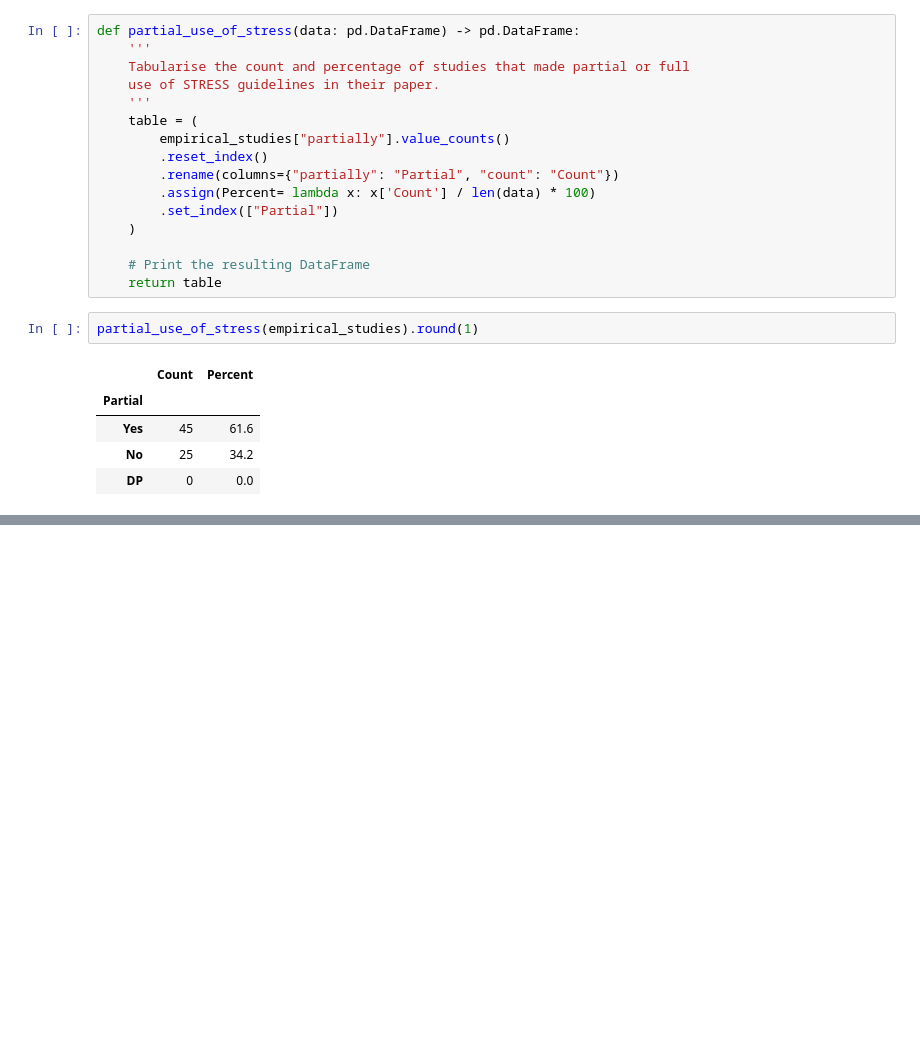
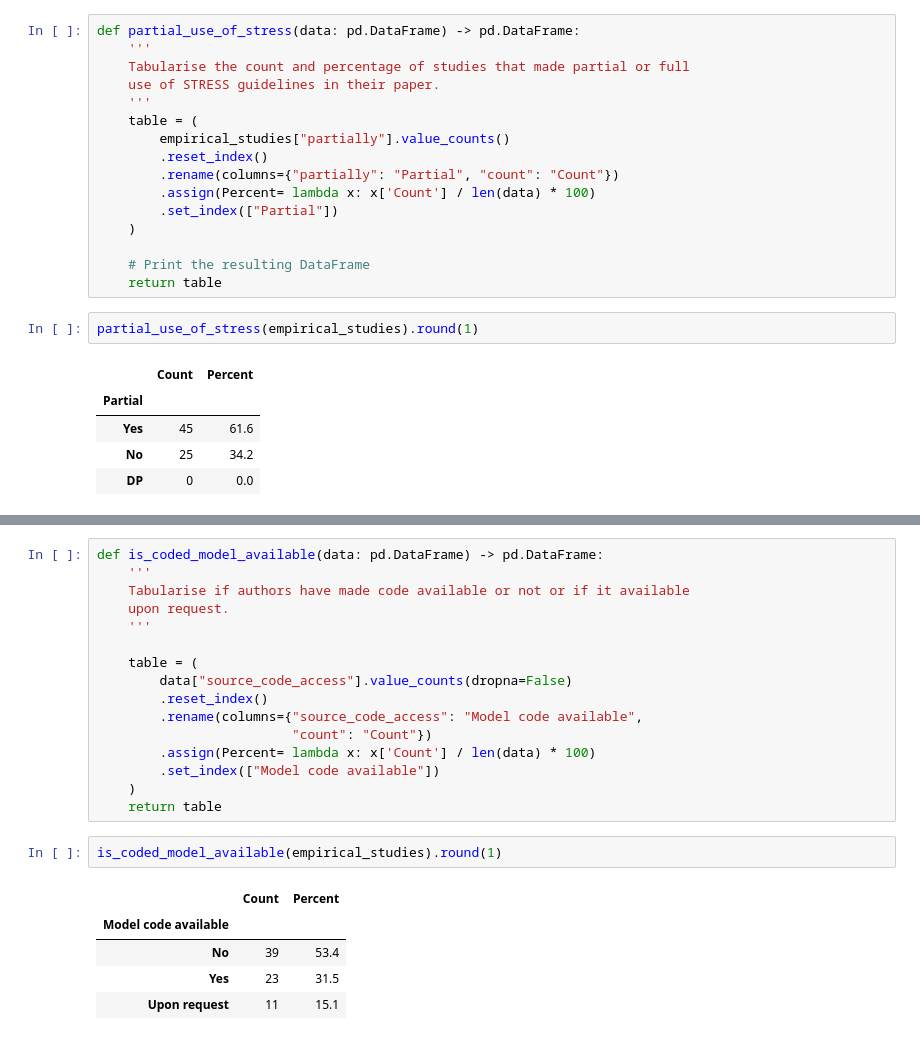
Before and after one commit to pythonhealthdatascience/stress_update, a Jupyter notebook: quarto_site/03_results/03_analysis.ipynb, the cells around one changed output, grey strips where cells are left out. Saved outputs shown, nothing was run; the diff lists cells and outputs as text; blank space fills up the shorter version.

```diff
--- a/quarto_site/03_results/03_analysis.ipynb
+++ b/quarto_site/03_results/03_analysis.ipynb
@@ -388,0 +387,24 @@ pd.DataFrame(empirical_studies["source_code_access"].value_counts(dropna=False))
+# %%
+def is_coded_model_available(data: pd.DataFrame) -> pd.DataFrame:
+    '''
+    Tabularise if authors have made code available or not or if it available
+    upon request.
+    '''
+
+    table = (
+        data["source_code_access"].value_counts(dropna=False)
+        .reset_index()
+        .rename(columns={"source_code_access": "Model code available",
+                         "count": "Count"})
+        .assign(Percent= lambda x: x['Count'] / len(data) * 100)
+        .set_index(["Model code available"])
+    )
+    return table
+# %%
+is_coded_model_available(empirical_studies).round(1)
+# %% [output]
+|  | Count | Percent |
+| Model code available |  |  |
+| No | 39 | 53.4 |
+| Yes | 23 | 31.5 |
+| Upon request | 11 | 15.1 |
```
Also changed, not shown: parts of 11 cells of this notebook.
